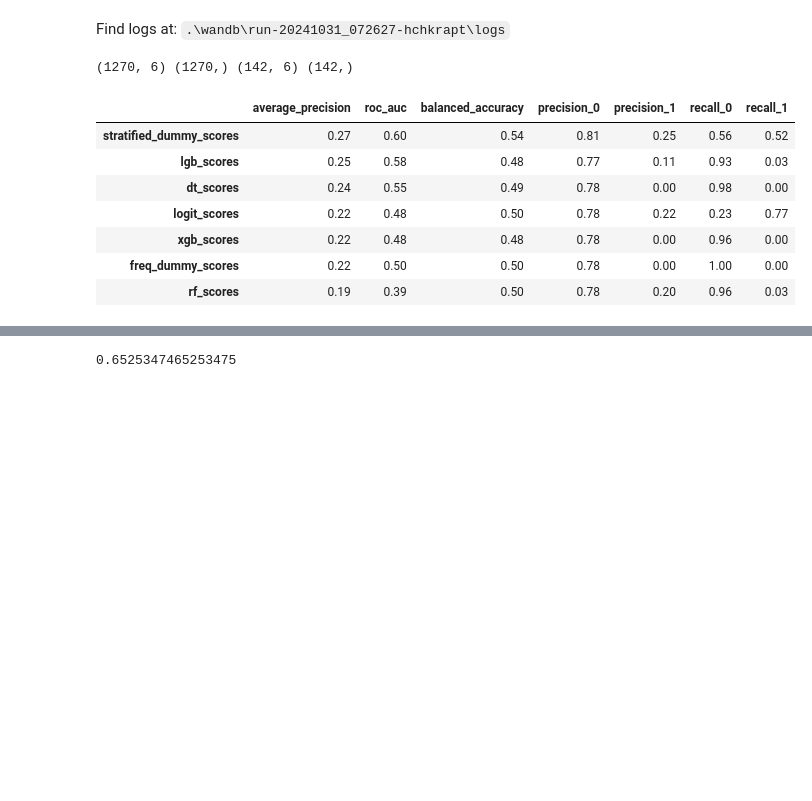
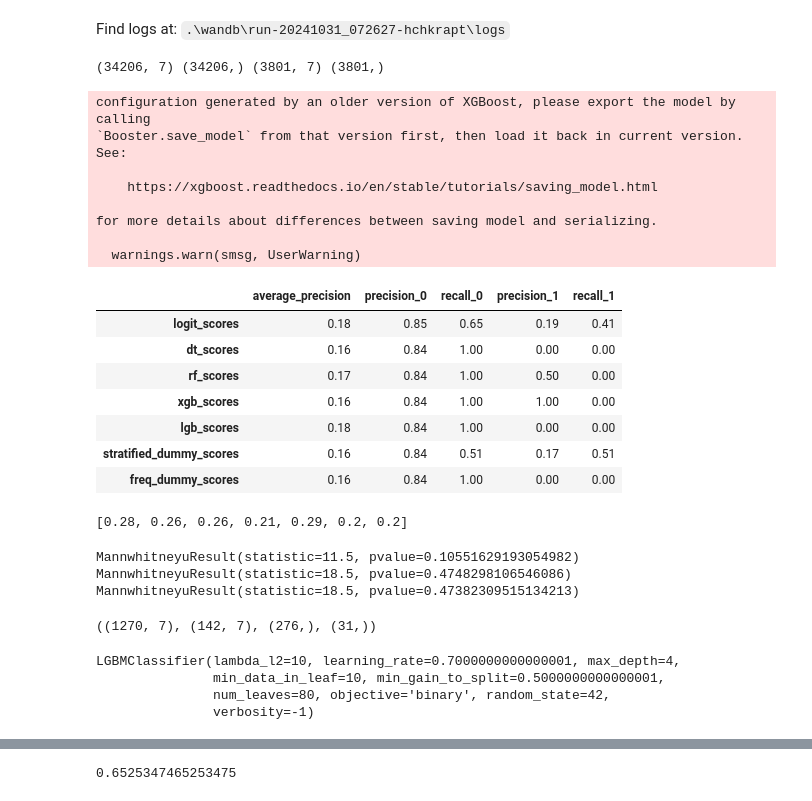
Before and after one commit to istiyaksiddiquee/thesis-work, a Jupyter notebook: RQ2/analysis/analysis.ipynb, the cells around one changed output, grey strips where cells are left out. Cells and saved outputs as stored; diff of their text form; code cells hidden in the pictures; blank space fills up the shorter version.

```diff
--- a/RQ2/analysis/analysis.ipynb
+++ b/RQ2/analysis/analysis.ipynb
@@ -297,25 +298,64 @@ configuration = {
     'RQ4Final1_quant': True,
 }
 # %%
-folder="RQ2Final2"
+folder="RQ2Final1"
 quant = configuration[f'{folder}_quant']
 feature_selection = 1
 dropped_columns = configuration[f'{folder}_drop']
 normalization_columns = configuration[f'{folder}_norm']
 
 scaled_X_train_val, y_train_val, scaled_X_test, y_test = read_pickled_data(folder, feature_selection, quant, dropped_columns, normalization_columns)
 print(scaled_X_train_val.shape, y_train_val.shape, scaled_X_test.shape, y_test.shape)
 result_df = performance_testing(folder, scaled_X_test, y_test)
 best_model, freq_model, strat_model = best_performing_model(folder, result_df)
-result_df.sort_values(by='average_precision', ascending=False, inplace=True)
-result_df[['average_precision', 'roc_auc', 'balanced_accuracy', 'precision_0', 'precision_1', 'recall_0', 'recall_1']]
+# result_df.sort_values(by='average_precision', ascending=False, inplace=True)
+result_df[['average_precision', 'precision_0', 'recall_0', 'precision_1', 'recall_1']]
 # %% [output]
-(1270, 6) (1270,) (142, 6) (142,)
+(34206, 7) (34206,) (3801, 7) (3801,)
+configuration generated by an older version of XGBoost, please export the model by calling
+`Booster.save_model` from that version first, then load it back in current version. See:
+
+    https://xgboost.readthedocs.io/en/stable/tutorials/saving_model.html
+
+for more details about differences between saving model and serializing.
+
+  warnings.warn(smsg, UserWarning)
-|  | average_precision | roc_auc | balanced_accuracy | precision_0 | precision_1 | recall_0 | recall_1 |
-| stratified_dummy_scores | 0.27 | 0.60 | 0.54 | 0.81 | 0.25 | 0.56 | 0.52 |
-| lgb_scores | 0.25 | 0.58 | 0.48 | 0.77 | 0.11 | 0.93 | 0.03 |
-| dt_scores | 0.24 | 0.55 | 0.49 | 0.78 | 0.00 | 0.98 | 0.00 |
-| logit_scores | 0.22 | 0.48 | 0.50 | 0.78 | 0.22 | 0.23 | 0.77 |
-| xgb_scores | 0.22 | 0.48 | 0.48 | 0.78 | 0.00 | 0.96 | 0.00 |
-| freq_dummy_scores | 0.22 | 0.50 | 0.50 | 0.78 | 0.00 | 1.00 | 0.00 |
-| rf_scores | 0.19 | 0.39 | 0.50 | 0.78 | 0.20 | 0.96 | 0.03 |
+|  | average_precision | precision_0 | recall_0 | precision_1 | recall_1 |
+| logit_scores | 0.18 | 0.85 | 0.65 | 0.19 | 0.41 |
+| dt_scores | 0.16 | 0.84 | 1.00 | 0.00 | 0.00 |
+| rf_scores | 0.17 | 0.84 | 1.00 | 0.50 | 0.00 |
+| xgb_scores | 0.16 | 0.84 | 1.00 | 1.00 | 0.00 |
+| lgb_scores | 0.18 | 0.84 | 1.00 | 0.00 | 0.00 |
+| stratified_dummy_scores | 0.16 | 0.84 | 0.51 | 0.17 | 0.51 |
+| freq_dummy_scores | 0.16 | 0.84 | 1.00 | 0.00 | 0.00 |
+# %%
+list(result_df['average_precision'].values)
+# %% [output]
+[0.28, 0.26, 0.26, 0.21, 0.29, 0.2, 0.2]
+# %%
+from scipy.stats import mannwhitneyu
+
+rq2final2 = [0.21, 0.24, 0.19, 0.22, 0.22, 0.22, 0.22]
+rq3final3 = [0.29, 0.22, 0.22, 0.22, 0.26, 0.23, 0.22]
+rq3final4 = [0.28, 0.26, 0.26, 0.21, 0.29, 0.2, 0.2]
+rq4final1 = [0.28, 0.26, 0.26, 0.21, 0.29, 0.33, 0.20]
+
+print(mannwhitneyu(rq2final2, rq4final1, alternative="two-sided", method="auto"))
+print(mannwhitneyu(rq3final3, rq4final1, alternative="two-sided", method="auto"))
+print(mannwhitneyu(rq3final4, rq4final1, alternative="two-sided", method="auto"))
+# print(mannwhitneyu(rq2final2, rq4final1, alternative="two-sided", method="auto"))
+# %% [output]
+MannwhitneyuResult(statistic=11.5, pvalue=0.10551629193054982)
+MannwhitneyuResult(statistic=18.5, pvalue=0.4748298106546086)
+MannwhitneyuResult(statistic=18.5, pvalue=0.47382309515134213)
+# %%
+scaled_X_train_val.shape, scaled_X_test.shape, y_train_val[y_train_val==1].shape, y_test[y_test == 1].shape
+# %% [output]
+((1270, 7), (142, 7), (276,), (31,))
+# %%
+best_model
+# %% [output]
+LGBMClassifier(lambda_l2=10, learning_rate=0.7000000000000001, max_depth=4,
+               min_data_in_leaf=10, min_gain_to_split=0.5000000000000001,
+               num_leaves=80, objective='binary', random_state=42,
+               verbosity=-1)
```
Also changed, not shown: parts of 17 cells of this notebook, 7 other files.
